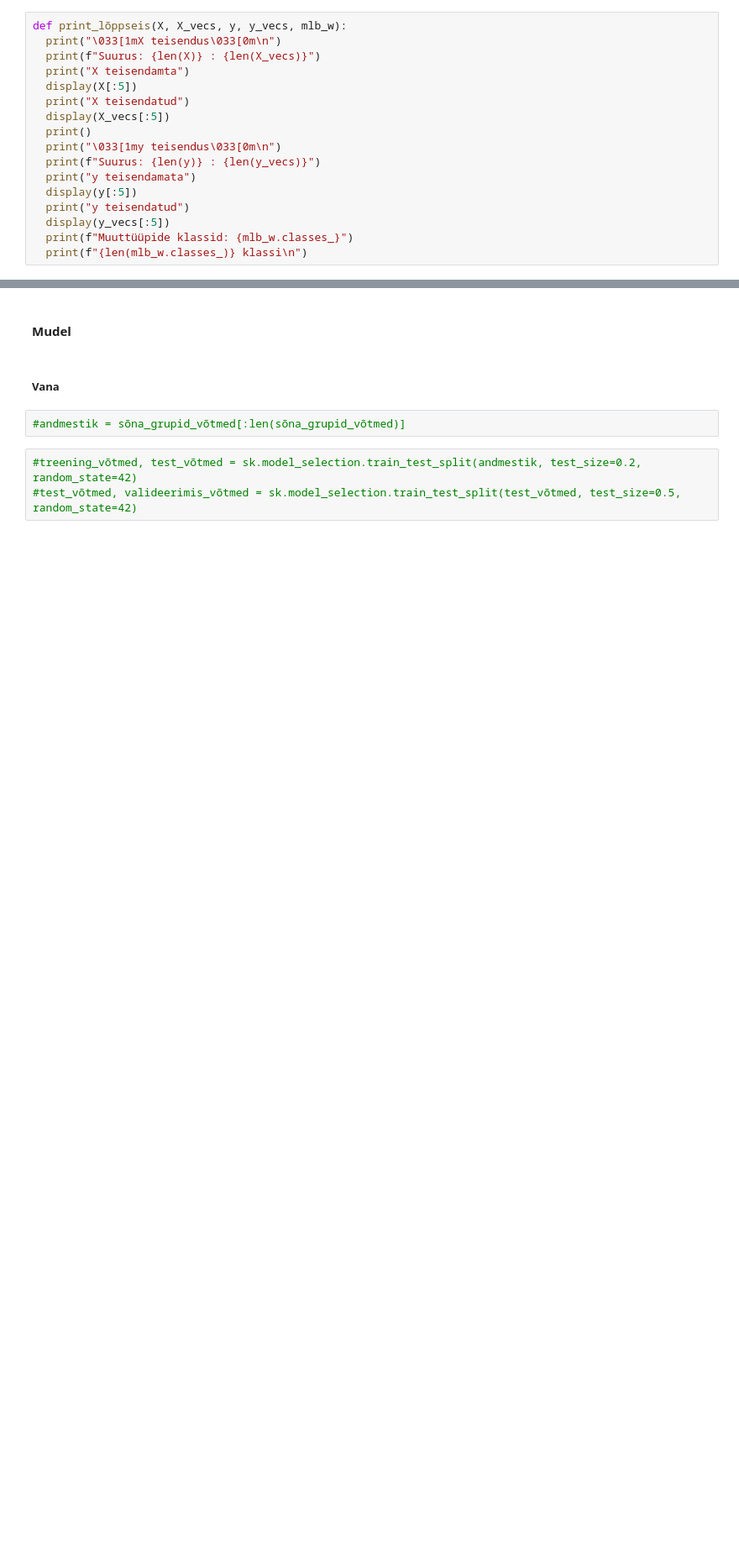
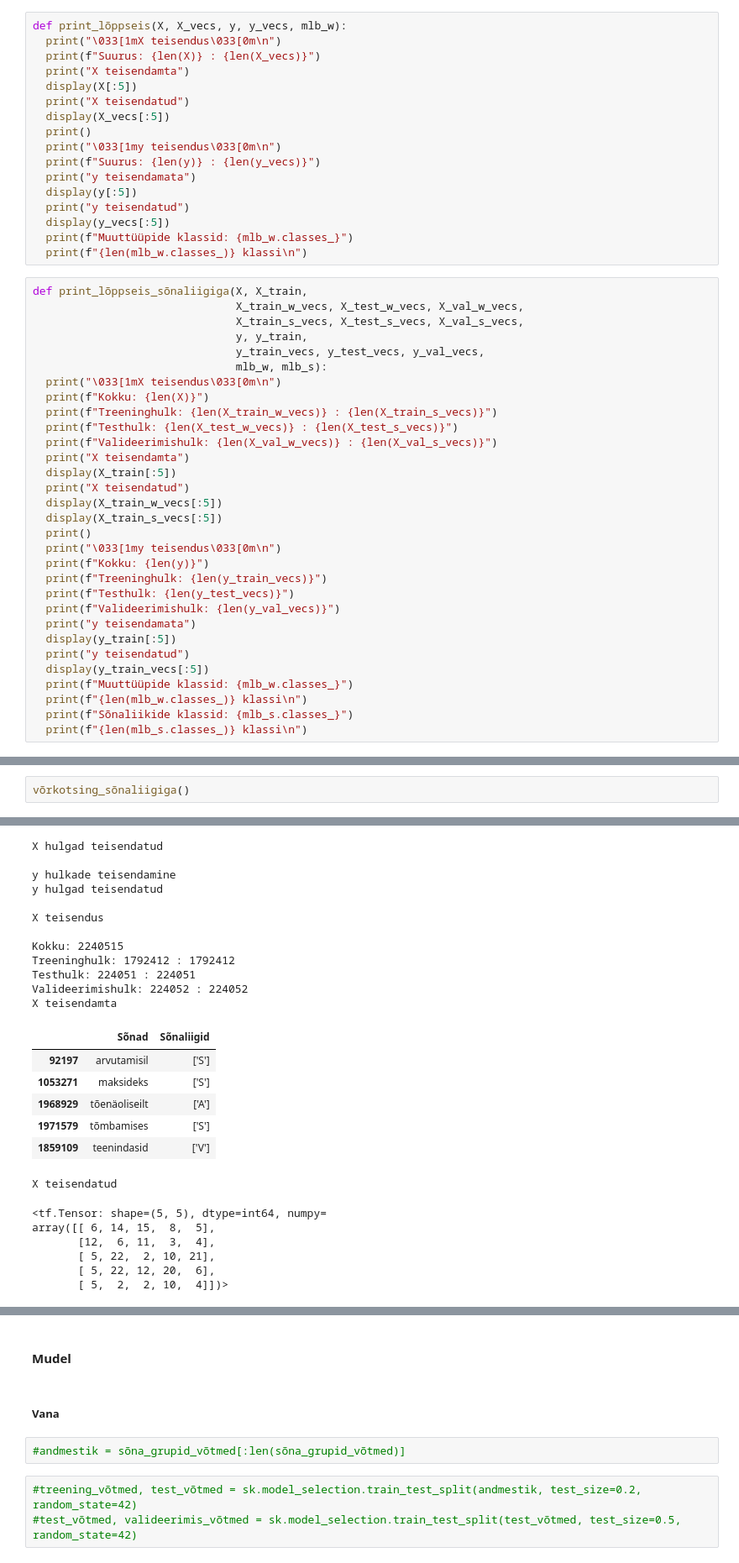
Before and after one commit to SanderSaska/MorfoloogiliseMuuttyybiAutomaatneTuvastaja, a Jupyter notebook: Morfoloogilise_muuttüübi_automaatne_tuvastamine.ipynb, the cells around one changed output, grey strips where cells are left out. Shown: that part at 84% size. Cells and saved outputs as stored; diff of their text form; blank space fills up the shorter version.

```diff
--- a/Morfoloogilise_muuttüübi_automaatne_tuvastamine.ipynb
+++ b/Morfoloogilise_muuttüübi_automaatne_tuvastamine.ipynb
@@ -2431,4 +2522,35 @@ def print_lõppseis(X, X_vecs, y, y_vecs, mlb_w):
   display(y_vecs[:5])
   print(f"Muuttüüpide klassid: {mlb_w.classes_}")
   print(f"{len(mlb_w.classes_)} klassi\n")
+# %%
+def print_lõppseis_sõnaliigiga(X, X_train,
+                               X_train_w_vecs, X_test_w_vecs, X_val_w_vecs,
+                               X_train_s_vecs, X_test_s_vecs, X_val_s_vecs,
+                               y, y_train,
+                               y_train_vecs, y_test_vecs, y_val_vecs,
+                               mlb_w, mlb_s):
+  print("\033[1mX teisendus\033[0m\n")
+  print(f"Kokku: {len(X)}")
+  print(f"Treeninghulk: {len(X_train_w_vecs)} : {len(X_train_s_vecs)}")
+  print(f"Testhulk: {len(X_test_w_vecs)} : {len(X_test_s_vecs)}")
+  print(f"Valideerimishulk: {len(X_val_w_vecs)} : {len(X_val_s_vecs)}")
+  print("X teisendamta")
+  display(X_train[:5])
+  print("X teisendatud")
+  display(X_train_w_vecs[:5])
+  display(X_train_s_vecs[:5])
+  print()
+  print("\033[1my teisendus\033[0m\n")
+  print(f"Kokku: {len(y)}")
+  print(f"Treeninghulk: {len(y_train_vecs)}")
+  print(f"Testhulk: {len(y_test_vecs)}")
+  print(f"Valideerimishulk: {len(y_val_vecs)}")
+  print("y teisendamata")
+  display(y_train[:5])
+  print("y teisendatud")
+  display(y_train_vecs[:5])
+  print(f"Muuttüüpide klassid: {mlb_w.classes_}")
+  print(f"{len(mlb_w.classes_)} klassi\n")
+  print(f"Sõnaliikide klassid: {mlb_s.classes_}")
+  print(f"{len(mlb_s.classes_)} klassi\n")
 # %%
@@ -2600,0 +2955,3 @@ IndexError: list index out of range
+# %%
+võrkotsing_sõnaliigiga()
+# %% [output]
@@ -2600,0 +2977,25 @@ IndexError: list index out of range
+X hulgad teisendatud
+
+y hulkade teisendamine
+y hulgad teisendatud
+
+X teisendus
+
+Kokku: 2240515
+Treeninghulk: 1792412 : 1792412
+Testhulk: 224051 : 224051
+Valideerimishulk: 224052 : 224052
+X teisendamta
+|  | Sõnad | Sõnaliigid |
+| 92197 | arvutamisil | ['S'] |
+| 1053271 | maksideks | ['S'] |
+| 1968929 | tõenäoliseilt | ['A'] |
+| 1971579 | tõmbamises | ['S'] |
+| 1859109 | teenindasid | ['V'] |
+X teisendatud
+<tf.Tensor: shape=(5, 5), dtype=int64, numpy=
+array([[ 6, 14, 15,  8,  5],
+       [12,  6, 11,  3,  4],
+       [ 5, 22,  2, 10, 21],
+       [ 5, 22, 12, 20,  6],
+       [ 5,  2,  2, 10,  4]])>
```
Also changed, not shown: parts of 34 cells of this notebook.
